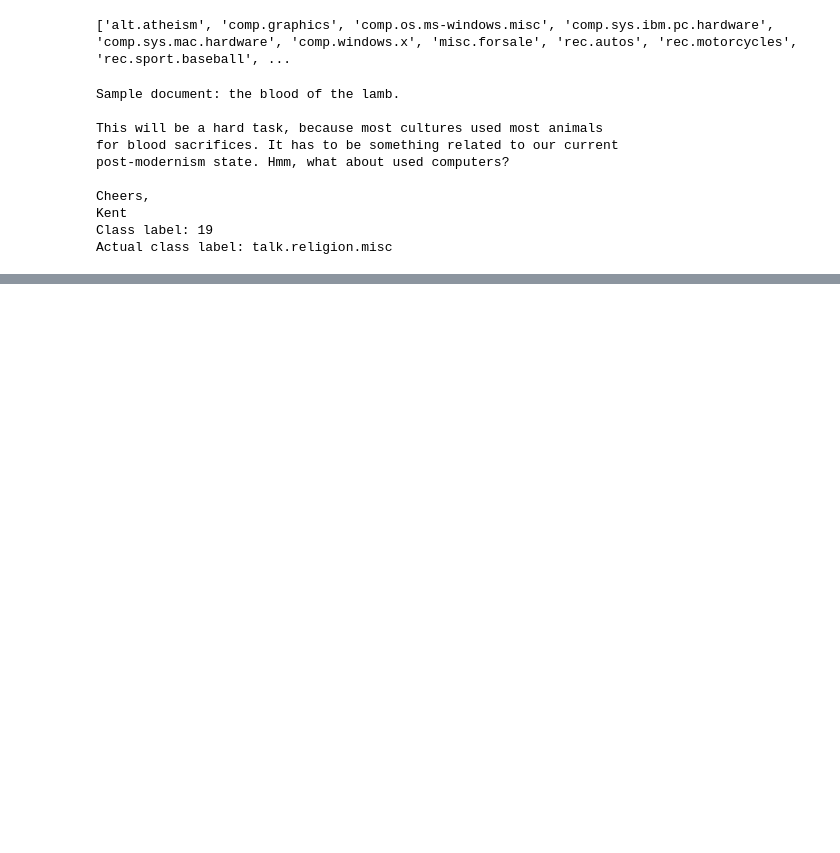
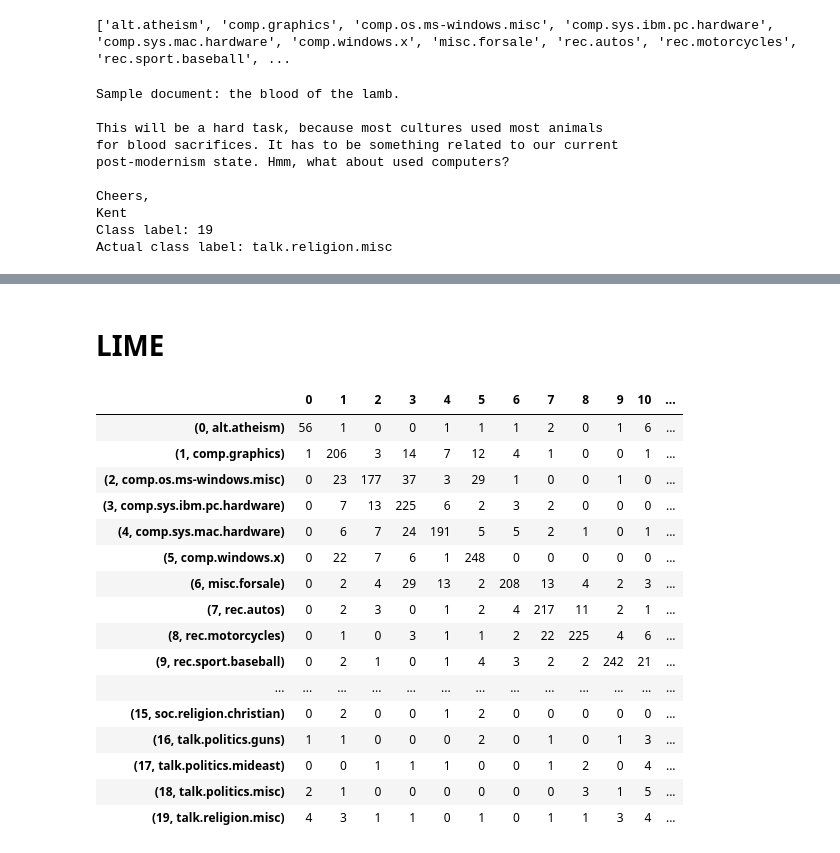
Before and after one commit to abevieiramota/text-analytics-with-python, a Jupyter notebook: Chapter-4/Chapter 4.ipynb, the cells around one changed output, grey strips where cells are left out. Drawn from its saved outputs; the diff is of its cells as text; code cells hidden in the pictures; blank space fills up the shorter version.

```diff
--- a/Chapter-4/Chapter 4.ipynb
+++ b/Chapter-4/Chapter 4.ipynb
@@ -401,0 +616,26 @@ train_corpus, test_corpus, train_labels, test_labels = prepare_datasets(corpus,
+# %% [markdown]
+# LIME
+# %%
+import pandas as pd
+
+cm = metrics.confusion_matrix(test_labels, mnb_tfidf_predictions)
+
+pd.DataFrame(cm, index=zip(range(20), dataset.target_names), columns=range(20))
+# %% [output]
+|  | 0 | 1 | 2 | 3 | 4 | 5 | 6 | 7 | 8 | 9 | 10 | ... |
+| (0, alt.atheism) | 56 | 1 | 0 | 0 | 1 | 1 | 1 | 2 | 0 | 1 | 6 | ... |
+| (1, comp.graphics) | 1 | 206 | 3 | 14 | 7 | 12 | 4 | 1 | 0 | 0 | 1 | ... |
+| (2, comp.os.ms-windows.misc) | 0 | 23 | 177 | 37 | 3 | 29 | 1 | 0 | 0 | 1 | 0 | ... |
+| (3, comp.sys.ibm.pc.hardware) | 0 | 7 | 13 | 225 | 6 | 2 | 3 | 2 | 0 | 0 | 0 | ... |
+| (4, comp.sys.mac.hardware) | 0 | 6 | 7 | 24 | 191 | 5 | 5 | 2 | 1 | 0 | 1 | ... |
+| (5, comp.windows.x) | 0 | 22 | 7 | 6 | 1 | 248 | 0 | 0 | 0 | 0 | 0 | ... |
+| (6, misc.forsale) | 0 | 2 | 4 | 29 | 13 | 2 | 208 | 13 | 4 | 2 | 3 | ... |
+| (7, rec.autos) | 0 | 2 | 3 | 0 | 1 | 2 | 4 | 217 | 11 | 2 | 1 | ... |
+| (8, rec.motorcycles) | 0 | 1 | 0 | 3 | 1 | 1 | 2 | 22 | 225 | 4 | 6 | ... |
+| (9, rec.sport.baseball) | 0 | 2 | 1 | 0 | 1 | 4 | 3 | 2 | 2 | 242 | 21 | ... |
+| ... | ... | ... | ... | ... | ... | ... | ... | ... | ... | ... | ... | ... |
+| (15, soc.religion.christian) | 0 | 2 | 0 | 0 | 1 | 2 | 0 | 0 | 0 | 0 | 0 | ... |
+| (16, talk.politics.guns) | 1 | 1 | 0 | 0 | 0 | 2 | 0 | 1 | 0 | 1 | 3 | ... |
+| (17, talk.politics.mideast) | 0 | 0 | 1 | 1 | 1 | 0 | 0 | 1 | 2 | 0 | 4 | ... |
+| (18, talk.politics.misc) | 2 | 1 | 0 | 0 | 0 | 0 | 0 | 0 | 3 | 1 | 5 | ... |
+| (19, talk.religion.misc) | 4 | 3 | 1 | 1 | 0 | 1 | 0 | 1 | 1 | 3 | 4 | ... |
```
Also changed, not shown: parts of 28 cells of this notebook, 2 other files.
